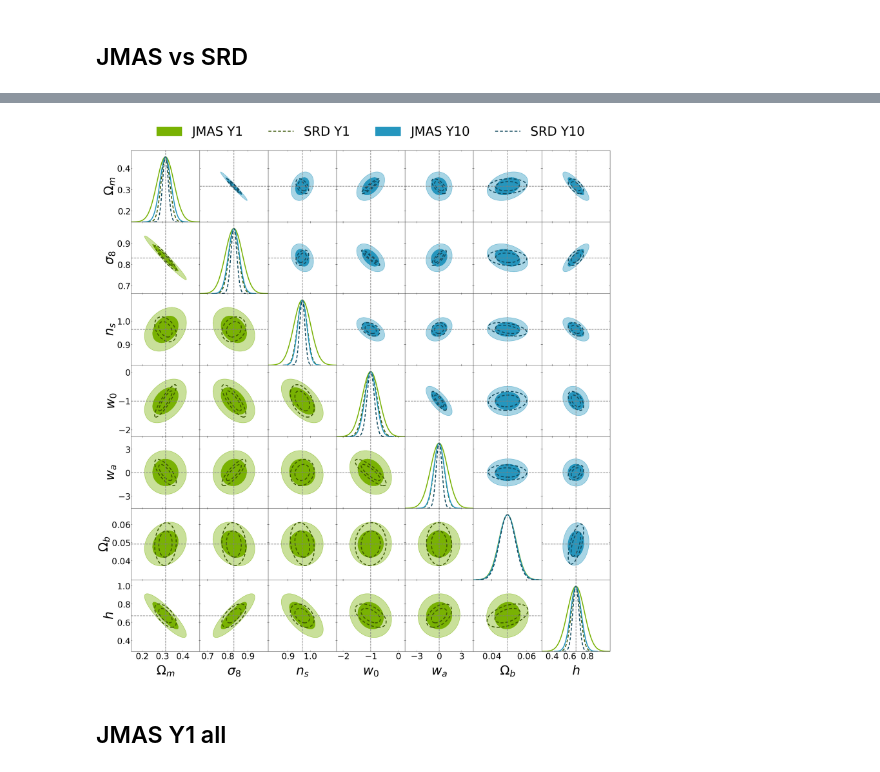
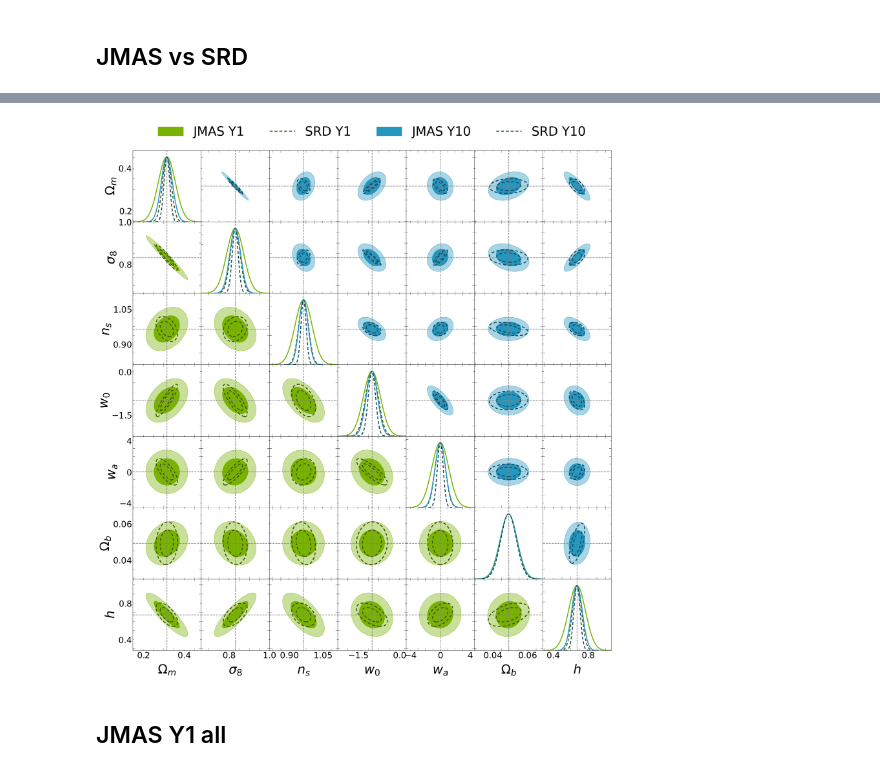
Before and after one commit to nikosarcevic/JMAS, a Jupyter notebook: Corner Plots JMAS.ipynb, the cells around one changed output, grey strips where cells are left out. Cells and saved outputs as stored; diff of their text form; code cells hidden in the pictures.

Commit message:
fixed plots (added ticks), added segmented corner plots

```diff
--- a/Corner Plots JMAS.ipynb
+++ b/Corner Plots JMAS.ipynb
@@ -63,8 +63,9 @@ cosmoplot.triangle_plot(lower_covmats,
                 markers=parameters["values"]["srd"]["cosmo"]["1"],
                 **lower_kwargs)
 plt.gcf().set_size_inches(30, 30)
+h.customize_ticks(cosmoplot, minor_tick_length=8)
 
 # Save the figure with the title
-plt.savefig(f"{plots_path}corner_jmas_vs_srd_cosmo.pdf", bbox_inches="tight", dpi=dpi["pdf"])
-plt.savefig(f"{plots_path}corner_jmas_vs_srd_cosmo.png", bbox_inches="tight", dpi=dpi["png"])
+plt.savefig(f"{plots_path}corner_jmas_vs_srd_cosmo.pdf", bbox_inches="tight")
+plt.savefig(f"{plots_path}corner_jmas_vs_srd_cosmo.png", bbox_inches="tight")
 # %% [output]
@@ -73,4 +74,4 @@ Wall time: 1min 19s
-[figure, old version]
+[figure, new version]
 # %% [markdown]
 ## JMAS Y1 all
 # %%
```
Also changed, not shown: parts of 3 cells of this notebook, 45 other files.
